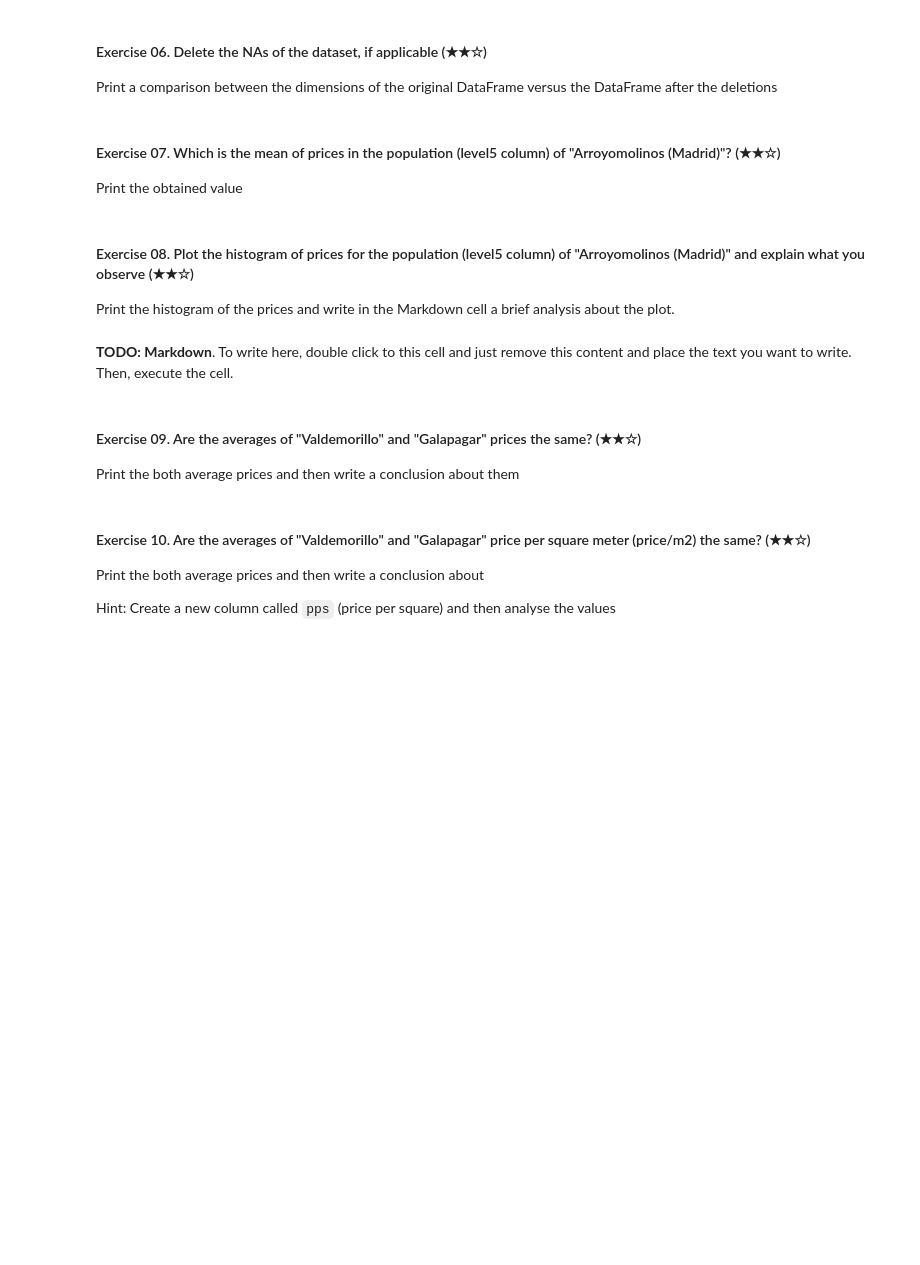
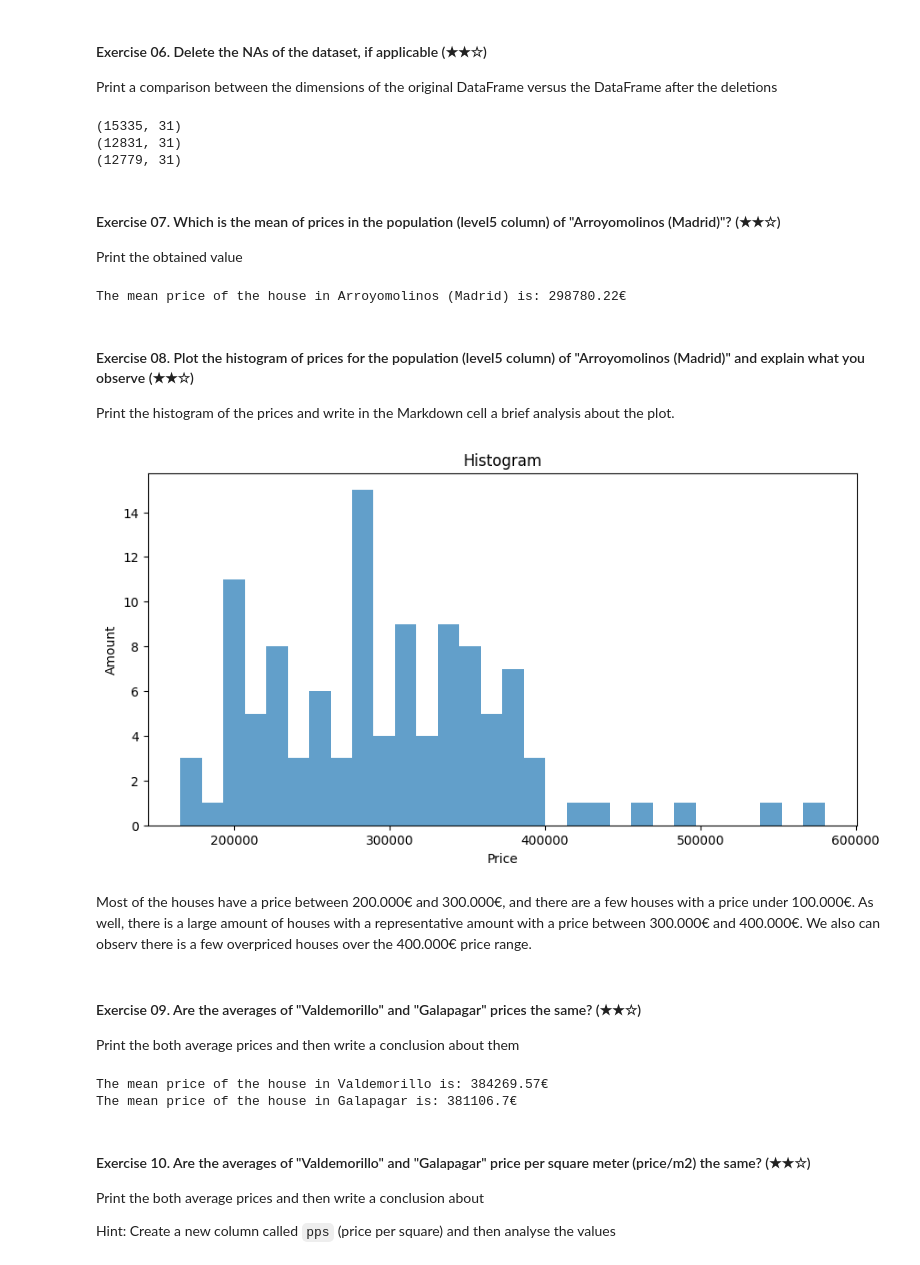
Before and after one commit to xatisba/realestate-datacleanup-exercise, a Jupyter notebook: project.ipynb, the cells around one changed output. Cells and saved outputs as stored; diff of their text form; code cells hidden in the pictures; blank space fills up the shorter version.

```diff
--- a/project.ipynb
+++ b/project.ipynb
@@ -109,27 +170,73 @@ Print a boolean value (`true` or `fase`) followed by the rows/cols that contains
 
 Print a comparison between the dimensions of the original DataFrame versus the DataFrame after the deletions
 # %%
-# TODO
+cols_null = ['zipCode', 'customZone', 'level4', 'level6', 'level7', 'level8']
+
+ds_clean = ds.drop(cols_null, axis=1)
+
+print(ds_clean.shape)
+
+ds_clean = ds_clean.dropna()
+
+print(ds_clean.shape)
+
+ds_clean = ds_clean[ds_clean['price']!=0]
+
+print(ds_clean.shape)
+# %% [output]
+(15335, 31)
+(12831, 31)
+(12779, 31)
 # %% [markdown]
 #### Exercise 07. Which is the mean of prices in the population (level5 column) of "Arroyomolinos (Madrid)"? (★★☆)
 
 Print the obtained value
 # %%
-# TODO
+ds_clean['population'] = ds_clean['level5']
+
+ds_arroyomolinos = ds_clean[ds_clean['population']== 'Arroyomolinos (Madrid)']
+
+arroyomolinos_price_mean = round(ds_arroyomolinos['price'].mean(), 2)
+
+print(f'The mean price of the house in Arroyomolinos (Madrid) is: {arroyomolinos_price_mean}€')
+# %% [output]
+The mean price of the house in Arroyomolinos (Madrid) is: 298780.22€
 # %% [markdown]
 #### Exercise 08. Plot the histogram of prices for the population (level5 column) of "Arroyomolinos (Madrid)" and explain what you observe (★★☆)
 
 Print the histogram of the prices and write in the Markdown cell a brief analysis about the plot.
 # %%
-# TODO: Code
+import matplotlib.pyplot as plt
+
+plt.figure(figsize = (10, 5))
+
+plt.hist(ds_arroyomolinos['price'], bins = 30, alpha = 0.7)
+
+plt.title("Histogram")
+plt.xlabel("Price")
+plt.ylabel("Amount")
+plt.show()
+# %% [output]
+[figure, added]
-# %% [markdown]
-**TODO: Markdown**. To write here, double click to this cell and just remove this content and place the text you want to write. Then, execute the cell.
+# %% [markdown]
+Most of the houses have a price between 200.000€ and 300.000€, and there are a few houses with a price under 100.000€. As well, there is a large amount of houses with a representative amount with a price between 300.000€ and 400.000€. We also can observ there is a few overpriced houses over the 400.000€ price range.
 # %% [markdown]
 #### Exercise 09. Are the averages of "Valdemorillo" and "Galapagar" prices the same? (★★☆)
 
 Print the both average prices and then write a conclusion about them
 # %%
-# TODO
+
+ds_valdemorillo = ds_clean[ds_clean['population']== 'Valdemorillo']
+ds_galapagar = ds_clean[ds_clean['population']== 'Galapagar']
+
+valdemorillo_price_mean = round(ds_valdemorillo['price'].mean(), 2)
+galapagar_price_mean = round(ds_galapagar['price'].mean(), 2)
+
+print(f'The mean price of the house in Valdemorillo is: {valdemorillo_price_mean}€')
+print(f'The mean price of the house in Galapagar is: {galapagar_price_mean}€')
+# %% [output]
+The mean price of the house in Valdemorillo is: 384269.57€
+The mean price of the house in Galapagar is: 381106.7€
 # %% [markdown]
 #### Exercise 10. Are the averages of "Valdemorillo" and "Galapagar" price per square meter (price/m2) the same? (★★☆)
 
```
Also changed, not shown: parts of 23 cells of this notebook.
